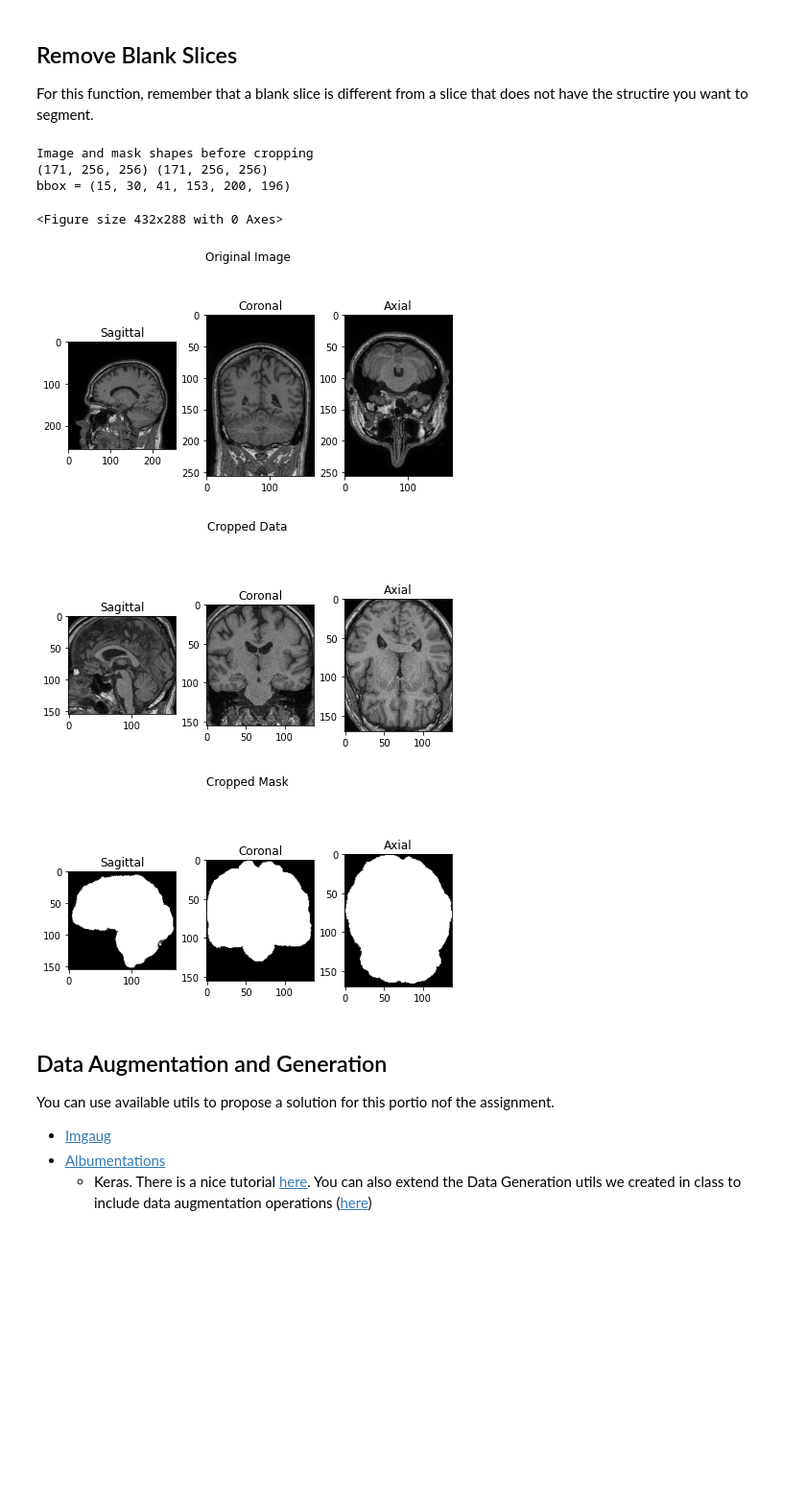
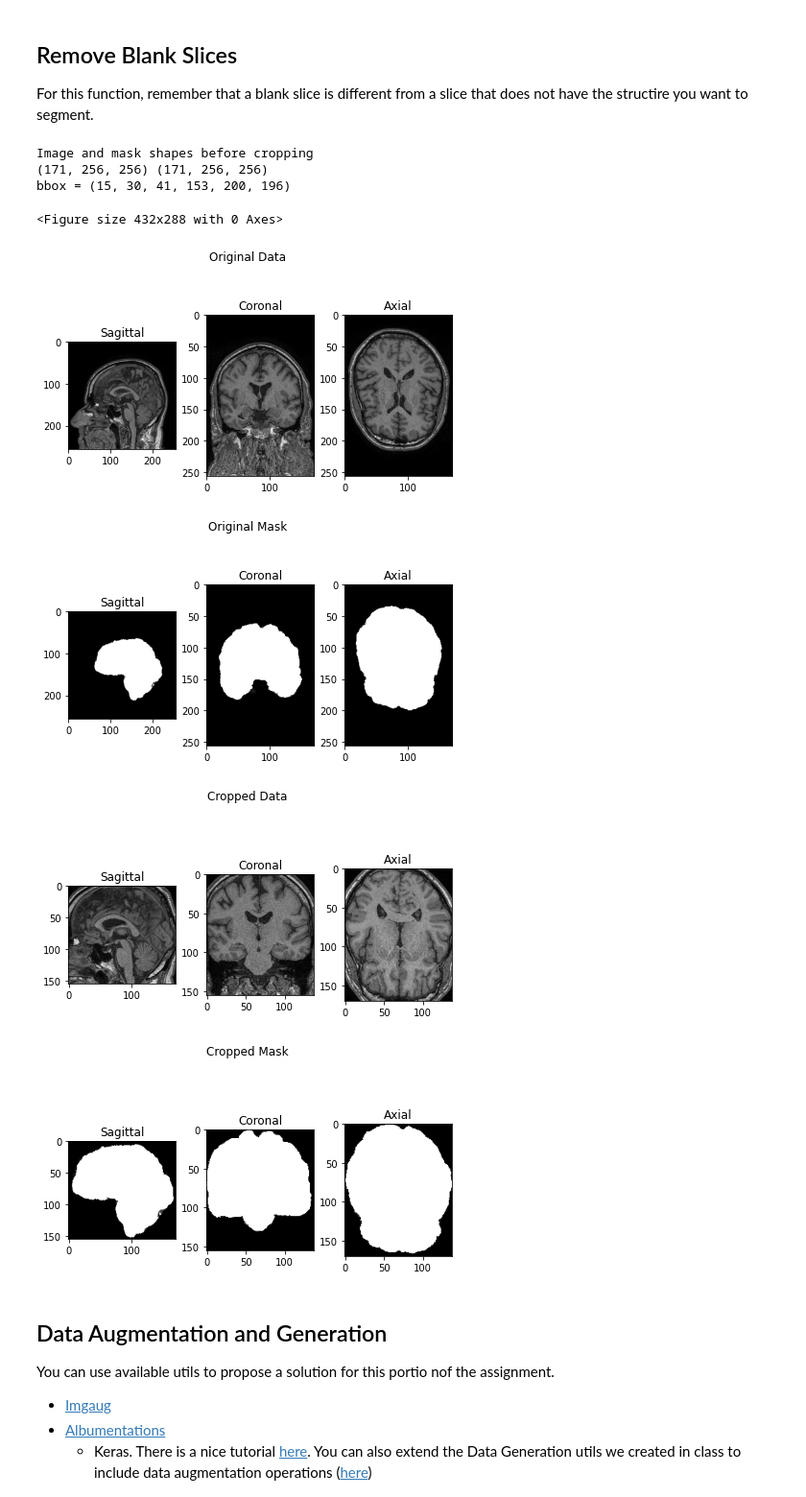
Before and after one commit to MjdBh/ENSF619.2, a Jupyter notebook: Assignment-03/assignment03.ipynb, the cells around one changed output. Shown: that part at 96% size. Saved outputs shown, nothing was run; the diff lists cells and outputs as text; code cells hidden in the pictures; blank space fills up the shorter version.

Commit message:
add original mask to plot

```diff
--- a/Assignment-03/assignment03.ipynb
+++ b/Assignment-03/assignment03.ipynb
@@ -62,7 +62,7 @@ def remove_blank_slices(img,mask):
 
 def plot(img, title):
     # find the middle of the slices in 3 dimensions
-    indices = np.array(data_cropped.shape) // 2
+    indices = np.array(img.shape) // 2
 
     i, j, k = indices
 
@@ -87,28 +87,30 @@ def plot(img, title):
 # %%
 data = nib.load("CC0001_philips_15_55_M.nii.gz").get_fdata()
 mask = nib.load("CC0001_philips_15_55_M_staple.nii.gz").get_fdata()
 
 print("Image and mask shapes before cropping")
 print(data.shape, mask.shape)
 
 
 data_cropped, mask_cropped = remove_blank_slices(data ,mask)
 
 plt.figure()
 
-plot(data, "Original Image")
+plot(data, "Original Data")
+plot(mask, "Original Mask")
 plot(data_cropped, "Cropped Data")
 plot(mask_cropped, "Cropped Mask")
 
 plt.show()
 # %% [output]
 Image and mask shapes before cropping
 (171, 256, 256) (171, 256, 256)
 bbox = (15, 30, 41, 153, 200, 196)
 <Figure size 432x288 with 0 Axes>
-[figure, old version]
+[figure, new version]
-[figure, old version]
+[figure, new version]
-[figure, old version]
+[figure, new version]
+[figure, added]
 # %% [markdown]
 ## Data Augmentation and Generation
 
```
Also changed, not shown: parts of 1 cell of this notebook.
